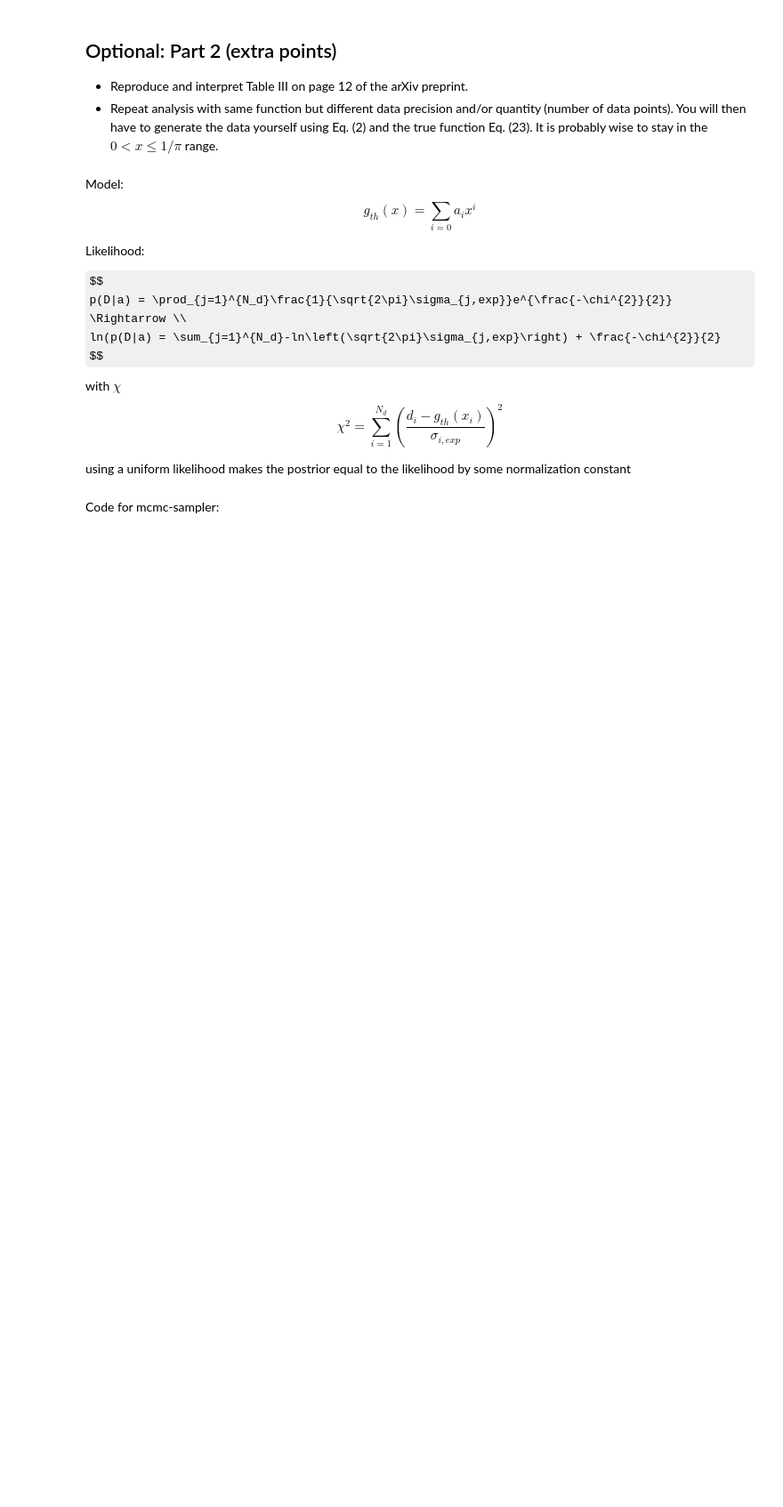
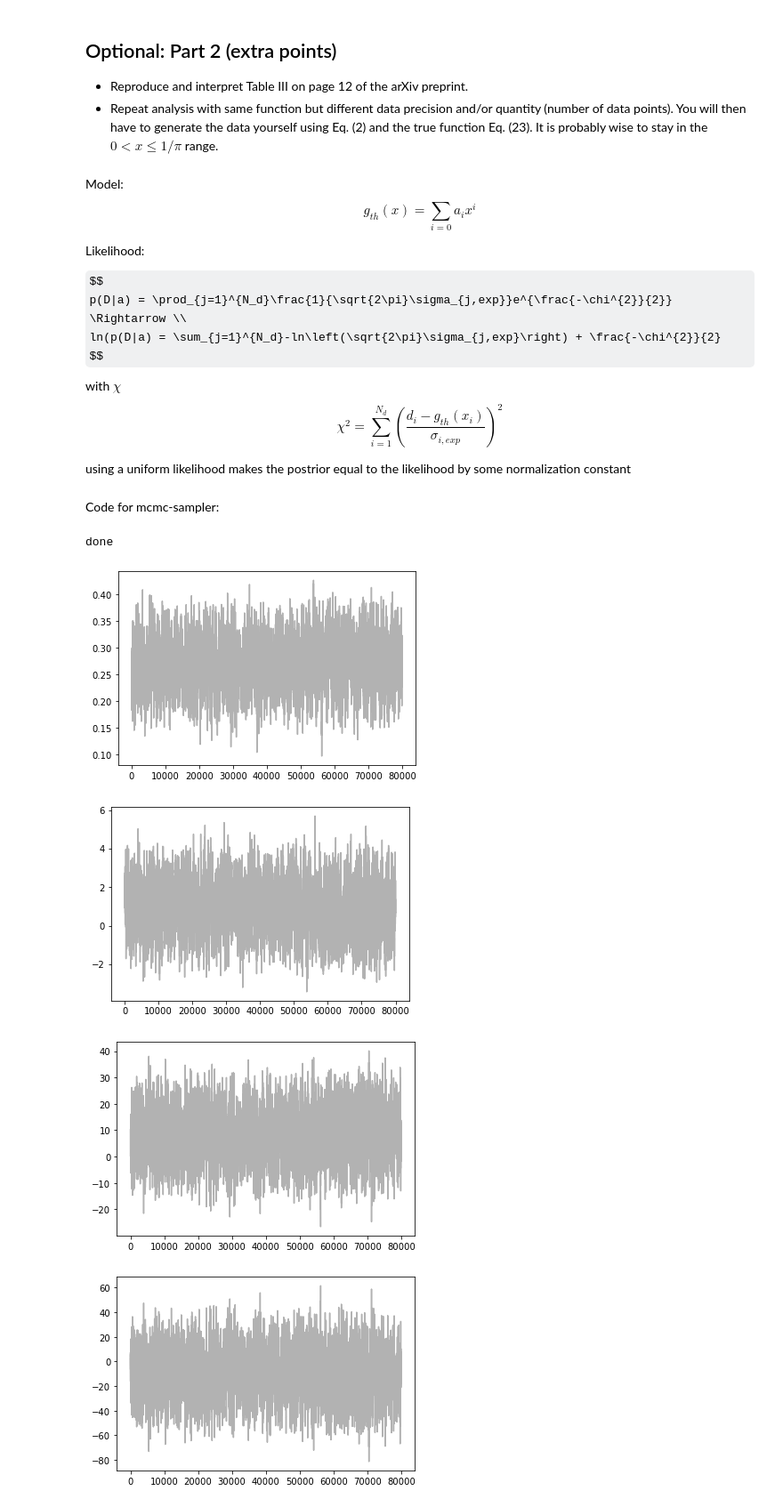
Before and after one commit to fraidowolf/tif285-project1, a Jupyter notebook: doc/pub/Projects/Project1/TIF285_Project1.ipynb, the cells around one changed output. Shown at 89% size. Drawn from its saved outputs; the diff is of its cells as text; code cells hidden in the pictures; some formulas as TeX source; blank space fills up the shorter version.

```diff
--- a/doc/pub/Projects/Project1/TIF285_Project1.ipynb
+++ b/doc/pub/Projects/Project1/TIF285_Project1.ipynb
@@ -136,7 +136,7 @@ import emcee
 Nwalker = 8
 Ndim = 4
 Nburn = 1000
-Nstep = 10**3
+Nstep = 10**4
 
 
 
@@ -155,11 +155,18 @@ sampler.run_mcmc(pos, Nstep)
 sample = sampler.chain.reshape((-1, Ndim))
 
 print('done')
+# %% [output]
+done
 # %%
 for i in range(4):
     plt.figure()
     #plt.plot(sampler.chain[:,:,0].T, '-', color='r', alpha=0.3)
-    plt.plot(samples[:,:].T, '-', color='k', alpha=0.3)
+    plt.plot(sample[:,i].T, '-', color='k', alpha=0.3)
+# %% [output]
+[figure, added]
+[figure, added]
+[figure, added]
+[figure, added]
 # %%
 # make a corner plot with the posterior distribution
 fig = corner.corner(sample, labels=["$a_0$", "$a_1$", "$a_2$", "$a_3$"],
```
Also changed, not shown: parts of 3 cells of this notebook.
